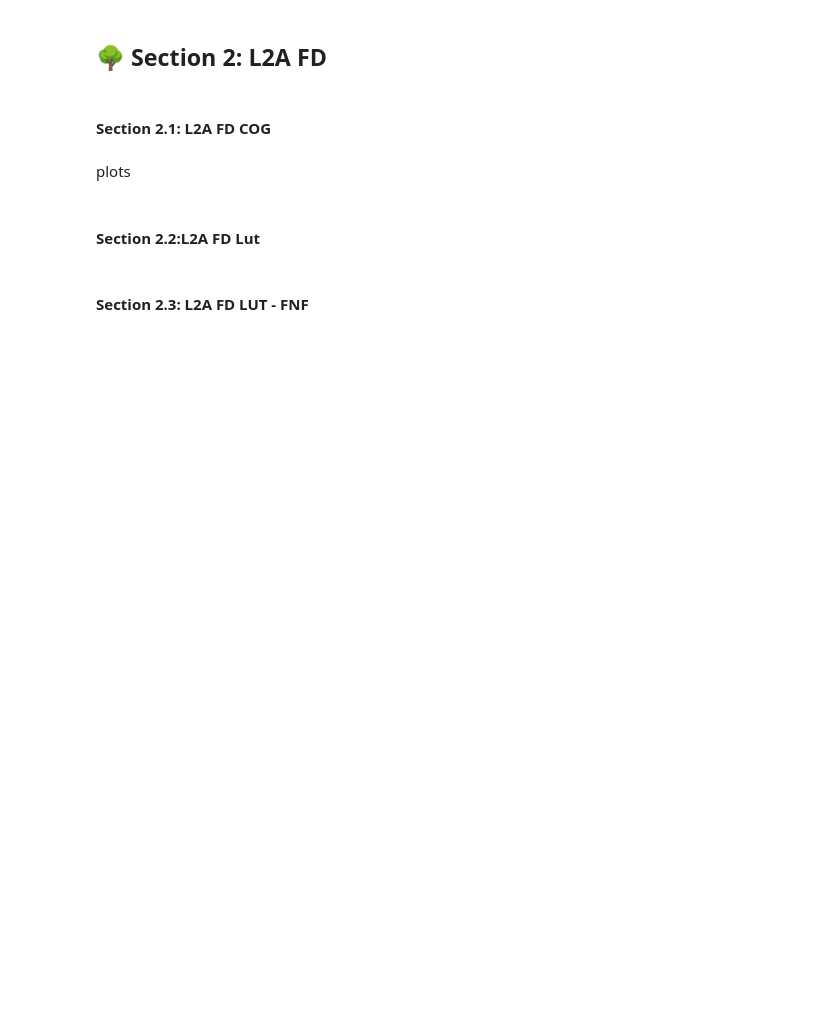
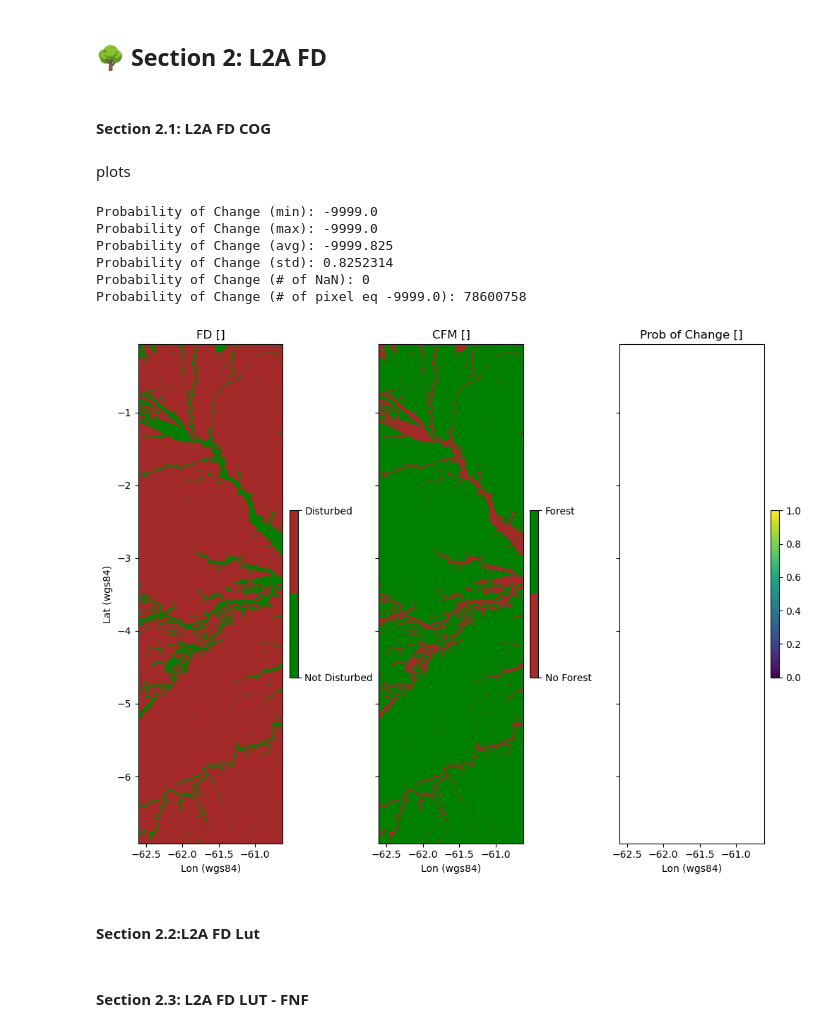
Before and after one commit to BioPAL/data_readers, a Jupyter notebook: HowTo_Use_L2.ipynb, the cells around one changed output. Cells and saved outputs as stored; diff of their text form; code cells hidden in the pictures; blank space fills up the shorter version.

```diff
--- a/HowTo_Use_L2.ipynb
+++ b/HowTo_Use_L2.ipynb
@@ -33,22 +33,15 @@ import matplotlib.pyplot as plt
 import warnings
 import BiomassProduct
 from pathlib import Path
+import glob
 warnings.filterwarnings('ignore', category=DeprecationWarning)
 print()
-folder_TDS =Path("../L2A/")
+folder_TDS =Path(r"L2A_MB")
 print(os.listdir(folder_TDS) )
 print(folder_TDS)
-print("CWD:", Path.cwd())
-
-# Cerca le tre cartelle L2A
-print("FH dirs:", list(folder_TDS.glob("BIO_FP_FH__L2A_*")))
-print("FD dirs:", list(folder_TDS.glob("BIO_FP_FD__L2A_*")))
-print("GN dirs:", list(folder_TDS.glob("BIO_FP_GN__L2A_*")))
-
-
 paths = BiomassProduct.L2AProductPaths(folder_TDS)
 
-path_FH=Path("../L2A/BIO_FP_TFH_L2A_20170125T163833_20170206T163906_I_G03_M03_C___T000_F001_02_D2YZZR")
+#path_FH=Path(r"E:\BIOMASS\03_SCRIPTS\AMAZON_V4.10\BIO_FP_FH__L2A_20251006T214100_20251012T214117_C_G___M___C___T____F156_01_DGLGOV")
 product_fd_l2a = BiomassProduct.l2a_fd(paths.fd)
 product_gn_l2a = BiomassProduct.l2a_gn(paths.gn)
 product_fh_l2a = BiomassProduct.l2a_fh(paths.fh)
@@ -229,6 +371,28 @@ with rasterio.open(path_cfm) as cfm_raster:
 
 with rasterio.open(path_prob) as prob_raster:
     prob = prob_raster.read(1)
+
+
+# --- Min/Max/Avg/Std ---
+print("Probability of Change (min):", np.nanmin(prob))
+print("Probability of Change (max):", np.nanmax(prob))
+print("Probability of Change (avg):", np.nanmean(prob))
+print("Probability of Change (std):", np.nanstd(prob))
+
+# --- How many NaN are in the data ---
+n_nan = np.count_nonzero(np.isnan(prob))
+print("Probability of Change (# of NaN):", n_nan)
+
+# --- How many pixel are eq to -9999.0 ---
+n_dummy = np.count_nonzero(prob == -9999.0)
+print("Probability of Change (# of pixel eq -9999.0):", n_dummy)
+# %% [output]
+Probability of Change (min): -9999.0
+Probability of Change (max): -9999.0
+Probability of Change (avg): -9999.825
+Probability of Change (std): 0.8252314
+Probability of Change (# of NaN): 0
+Probability of Change (# of pixel eq -9999.0): 78600758
 # %%
 import matplotlib.pyplot as plt
 import numpy as np
@@ -272,36 +436,40 @@ cax2 = axes[1].imshow(
     vmin=0,
     vmax=1)
 
 axes[1].yaxis.set_tick_params(labelleft=False)
 axes[1].set_title('CFM []')
 axes[1].set_xlabel("Lon (wgs84)")
 # Adjust the colorbar labels for cax2
 colorbar_cax2 = fig.colorbar(cax2, ax=axes[1], orientation='vertical', fraction=colorbar_fraction, pad=colorbar_pad)
 colorbar_cax2.set_ticks([0, 1])
 colorbar_cax2.set_ticklabels(['No Forest', 'Forest'])
 
-masked_prob = np.ma.masked_equal(prob, nan_value_int)
+# masked_prob = np.ma.masked_equal(prob, nan_value_int)
+masked_prob = np.ma.masked_equal(prob, -9999.)
 vmin = masked_prob.min()
 vmax = masked_prob.max()
 cax3 = axes[2].imshow(
     masked_prob,
+    # prob,
     cmap='viridis',
     aspect=aspect_ratio,
     extent=(lons.min(), lons.max(), lats.min(), lats.max()),
-    vmin=vmin,
-    vmax=vmax)
+    vmin=0,
+    vmax=1)
 
 axes[2].yaxis.set_tick_params(labelleft=False)
 axes[2].set_title('Prob of Change []')
 axes[2].set_xlabel("Lon (wgs84)")
 
 
 fig.colorbar(cax3, ax=axes[2], orientation='vertical', fraction=colorbar_fraction, pad=colorbar_pad)
 
 
 
 fig.tight_layout()
 plt.show()
+# %% [output]
+[figure, added]
 # %% [markdown]
 #### Section 2.2:L2A FD Lut
 # %%
```
Also changed, not shown: parts of 18 cells of this notebook.
